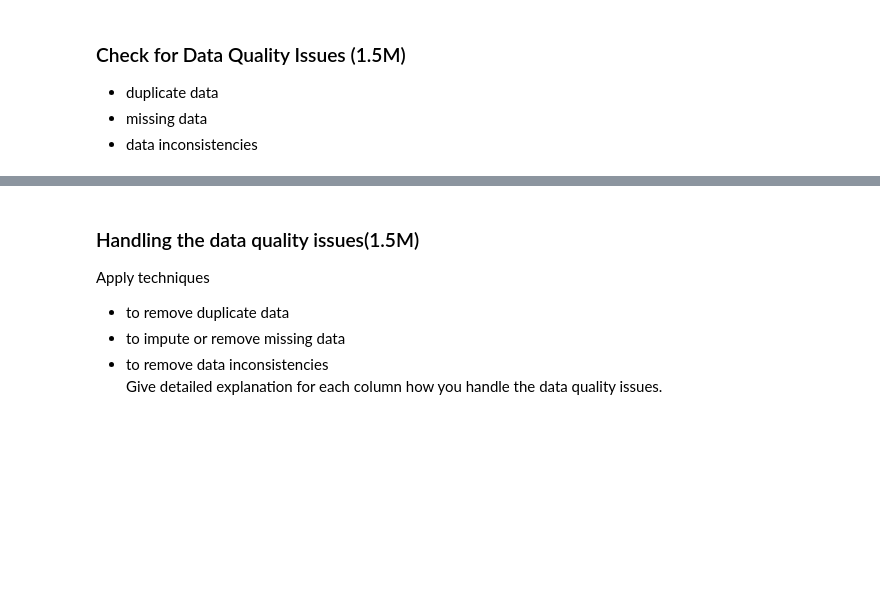
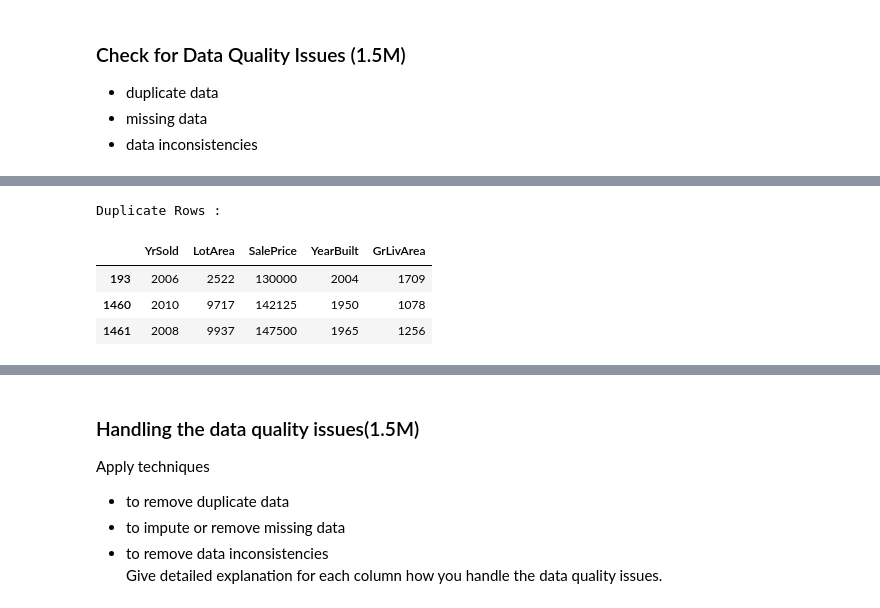
Before and after one commit to preethibosco/AIML, a Jupyter notebook: Feature engineering/FE_END-to END PROJECT.ipynb, the cells around one changed output, grey strips where cells are left out. Saved outputs shown, nothing was run; the diff lists cells and outputs as text; code cells hidden in the pictures; blank space fills up the shorter version.

```diff
--- a/Feature engineering/FE_END-to END PROJECT.ipynb
+++ b/Feature engineering/FE_END-to END PROJECT.ipynb
@@ -220,0 +322,17 @@ The data further needs to be visualized to find the distribution and get more in
+# %%
+# checking for duplicate records with same value for YrSold, LotArea, SalePrice
+# Creating a DataFrame object
+df_temp = pd.DataFrame(Housing_df1[['YrSold', 'LotArea', 'SalePrice','YearBuilt','GrLivArea']])
+
+# Selecting duplicate rows except first
+# occurrence based on all columns
+duplicate = df_temp[df_temp.duplicated()]
+
+print("Duplicate Rows :")
+duplicate
+# %% [output]
+Duplicate Rows :
+|  | YrSold | LotArea | SalePrice | YearBuilt | GrLivArea |
+| 193 | 2006 | 2522 | 130000 | 2004 | 1709 |
+| 1460 | 2010 | 9717 | 142125 | 1950 | 1078 |
+| 1461 | 2008 | 9937 | 147500 | 1965 | 1256 |
```
Also changed, not shown: parts of 45 cells of this notebook, 1 other file.
